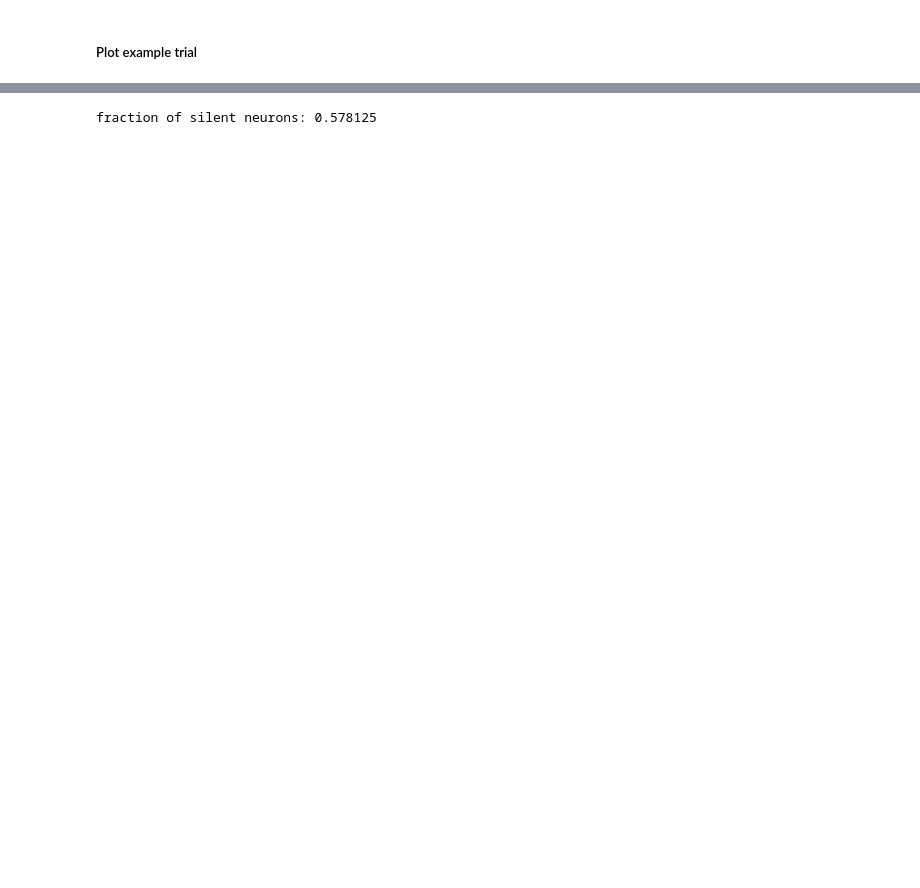
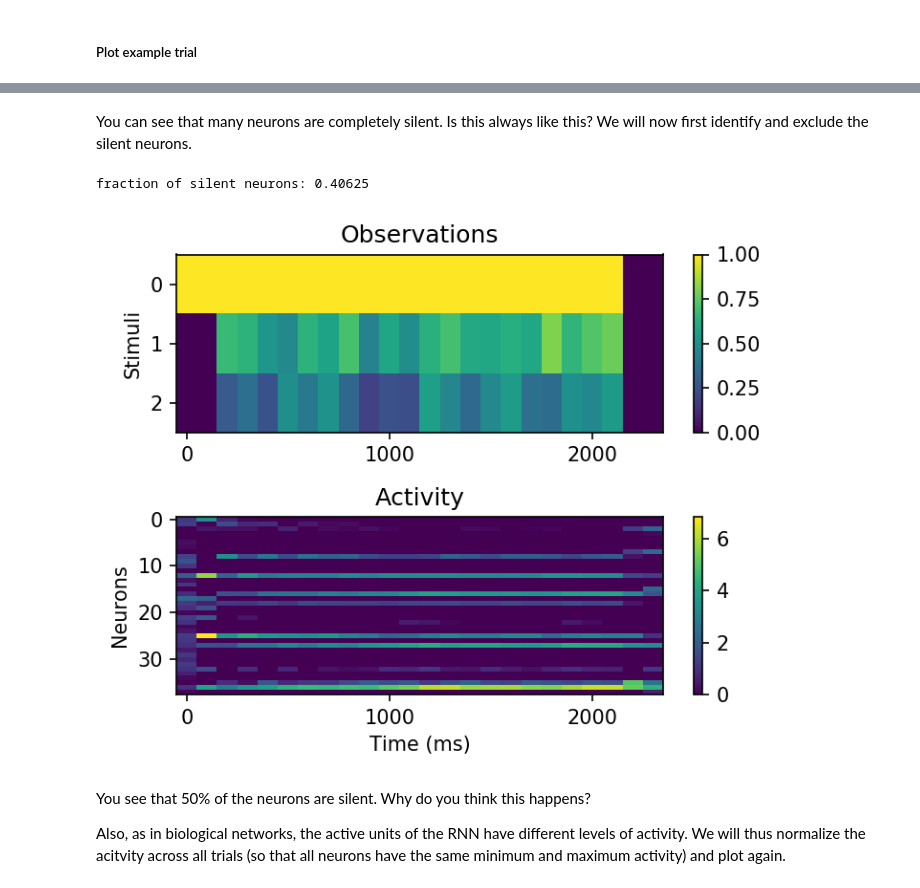
Before and after one commit to bambschool/BAMB2023, a Jupyter notebook: 4-recurrent_neural_networks/tutorial_4_RNNs-solutions_reviewed_Heike.ipynb, the cells around one changed output, grey strips where cells are left out. Saved outputs shown, nothing was run; the diff lists cells and outputs as text; code cells hidden in the pictures; blank space fills up the shorter version.

```diff
--- a/4-recurrent_neural_networks/tutorial_4_RNNs-solutions_reviewed_Heike.ipynb
+++ b/4-recurrent_neural_networks/tutorial_4_RNNs-solutions_reviewed_Heike.ipynb
@@ -419,11 +430,19 @@ To appreciate different temporal profiles better, we will first exclude silent n
+# %% [markdown]
+You can see that many neurons are completely silent. Is this always like this? We will now first identify and exclude the silent neurons.
 # %%
-silent_idx = np.where(activity.sum(axis=(0,1))==0)[0]
+silent_idx = np.where(activity.sum(axis=(0, 1))==0)[0]
 
 print('fraction of silent neurons:', len(silent_idx)/activity.shape[-1])
-
+# remove silent neurons
 clean_activity = activity[:,:,np.delete(np.arange(activity.shape[-1]), silent_idx)]
+plot_activity(activity=clean_activity, obs=obs, config=config, trial=0)
 # %% [output]
-fraction of silent neurons: 0.578125
+fraction of silent neurons: 0.40625
+[figure, added]
+# %% [markdown]
+ You see that 50% of the neurons are silent. Why do you think this happens?
+
+ Also, as in biological networks, the active units of the RNN have different levels of activity. We will thus normalize the acitvity across all trials (so that all neurons have the same minimum and maximum activity) and plot again.
 # %%
 # min_max scaling
 minmax_activity = np.array([neuron-neuron.min() for neuron in clean_activity.transpose(2,0,1)]).transpose(1,2,0)
```
Also changed, not shown: parts of 46 cells of this notebook.
